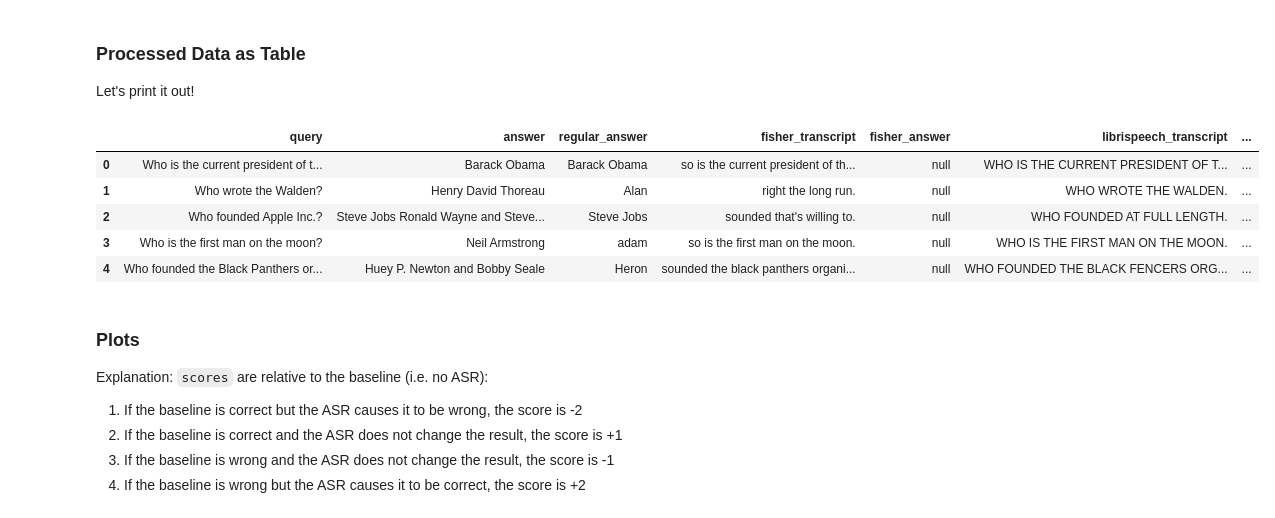
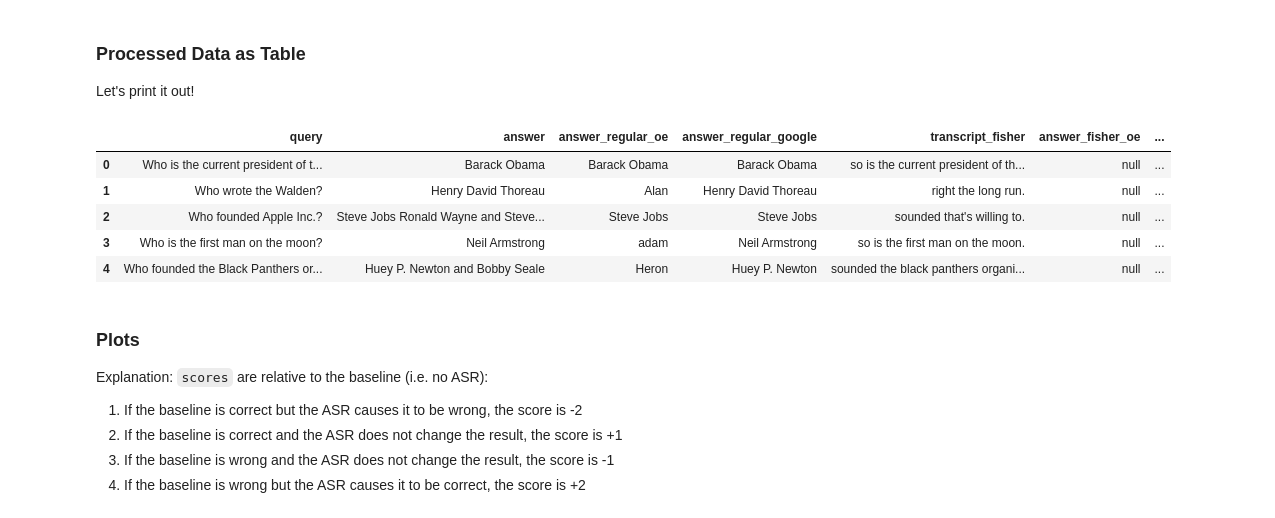
Before and after one commit to yunshengb/research, a Jupyter notebook: exp/asr_qa/analyze.ipynb, the cells around one changed output. Cells and saved outputs as stored; diff of their text form; code cells hidden in the pictures.

```diff
--- a/exp/asr_qa/analyze.ipynb
+++ b/exp/asr_qa/analyze.ipynb
@@ -45,9 +45,13 @@ def get_df_from_asr_result(file_path, header):
     return df
 
 data = pd.read_csv('text/query.txt')
-data = data.join(get_df_from_asr_result('asr_result_fisher.txt', 'fisher_transcript'))
-data = data.join(get_df_from_asr_result('asr_result_librispeech.txt', 'librispeech_transcript'))
-data = data.join(get_df_from_asr_result('asr_result_tedlium.txt', 'tedlium_transcript'))
+
+asr_labels = ['fisher', 'librispeech', 'tedlium']
+
+for asr_label in asr_labels:
+    data = data.join \
+    (get_df_from_asr_result('asr_result_{}.txt'.format(asr_label), \
+                            'transcript_{}'.format(asr_label)))
 # %%
 # Add double quotes to each filed of a csv file
 # whcih has two fields.
@@ -64,12 +68,11 @@ def add_double_quotes(file_path):
         second = line.split(',')[1:]
         second = ''.join(x for x in second)
         print(process_str(first) + ',' + process_str(second))
+
 # Normalize the following files.
-# add_double_quotes('qa_result_fisher.txt')
-# add_double_quotes('qa_result_librispeech.txt')
-# add_double_quotes('qa_result_tedlium.txt')
-# add_double_quotes('qa_result_regular.txt')
-# add_double_quotes('text/query.txt')
+files_to_normaliz = []
+for file_path in files_to_normaliz:
+    add_double_quotes(file_path)
 # %%
 # Returns a DataFrame from the file with the following format:
 # <query>,<answer>
@@ -115,26 +118,38 @@ def get_df_from_qa_result(file_path, header, data, match_col):
     df = pd.DataFrame([row[1] for row in proc_lines], columns=[header])
     return df
 
-data = data.join(get_df_from_qa_result('qa_result_fisher.txt', 'fisher_answer', data, 'fisher_transcript'))
-data = data.join(get_df_from_qa_result('qa_result_librispeech.txt', 'librispeech_answer', data, 'librispeech_transcript'))
-data = data.join(get_df_from_qa_result('qa_result_tedlium.txt', 'tedlium_answer', data, 'tedlium_transcript'))
-data = data.join(get_df_from_qa_result('qa_result_regular.txt', 'regular_answer', data, 'query'))
+qa_labels = [('fisher_oe', 'transcript_fisher'), \
+             ('fisher_google', 'transcript_fisher'), \
+             ('librispeech_oe', 'transcript_librispeech'), \
+             ('librispeech_google', 'transcript_librispeech'), \
+             ('tedlium_oe', 'transcript_tedlium'), \
+             ('tedlium_google', 'transcript_tedlium'), \
+             ('regular_oe', 'query'), \
+             ('regular_google', 'query')]
+
+for qa_label, match_col in qa_labels:
+    data = data.join \
+    (get_df_from_qa_result('qa_result_{}.txt'.format(qa_label), \
+                           'answer_{}'.format(qa_label), data, \
+                           match_col), lsuffix='')
 # %% [markdown]
 ### Processed Data as Table
 Let's print it out!
 # %%
 from IPython.display import display
-data = data[['query', 'answer', 'regular_answer', 'fisher_transcript', 'fisher_answer', \
-             'librispeech_transcript', 'librispeech_answer', 'tedlium_transcript', 'tedlium_answer']]
+data = data[['query', 'answer', 'answer_regular_oe', 'answer_regular_google',  \
+             'transcript_fisher', 'answer_fisher_oe', 'answer_fisher_google', \
+             'transcript_librispeech', 'answer_librispeech_oe', 'answer_librispeech_google', \
+             'transcript_tedlium', 'answer_tedlium_oe', 'answer_tedlium_google']]
 display(data[0:5])
 data.to_csv('data.txt')
 # %% [output]
-|  | query | answer | regular_answer | fisher_transcript | fisher_answer | librispeech_transcript | ... |
-| 0 | Who is the current president of t... | Barack Obama | Barack Obama | so is the current president of th... | null | WHO IS THE CURRENT PRESIDENT OF T... | ... |
-| 1 | Who wrote the Walden? | Henry David Thoreau | Alan | right the long run. | null | WHO WROTE THE WALDEN. | ... |
-| 2 | Who founded Apple Inc.? | Steve Jobs Ronald Wayne and Steve... | Steve Jobs | sounded that's willing to. | null | WHO FOUNDED AT FULL LENGTH. | ... |
-| 3 | Who is the first man on the moon? | Neil Armstrong | adam | so is the first man on the moon. | null | WHO IS THE FIRST MAN ON THE MOON. | ... |
-| 4 | Who founded the Black Panthers or... | Huey P. Newton and Bobby Seale | Heron | sounded the black panthers organi... | null | WHO FOUNDED THE BLACK FENCERS ORG... | ... |
+|  | query | answer | answer_regular_oe | answer_regular_google | transcript_fisher | answer_fisher_oe | ... |
+| 0 | Who is the current president of t... | Barack Obama | Barack Obama | Barack Obama | so is the current president of th... | null | ... |
+| 1 | Who wrote the Walden? | Henry David Thoreau | Alan | Henry David Thoreau | right the long run. | null | ... |
+| 2 | Who founded Apple Inc.? | Steve Jobs Ronald Wayne and Steve... | Steve Jobs | Steve Jobs | sounded that's willing to. | null | ... |
+| 3 | Who is the first man on the moon? | Neil Armstrong | adam | Neil Armstrong | so is the first man on the moon. | null | ... |
+| 4 | Who founded the Black Panthers or... | Huey P. Newton and Bobby Seale | Heron | Huey P. Newton | sounded the black panthers organi... | null | ... |
 # %%
 # Returns the error rate of str2 given str1 as the correct text.
 def error_rate(str1, str2):
```
Also changed, not shown: parts of 12 cells of this notebook, 12 other files.
